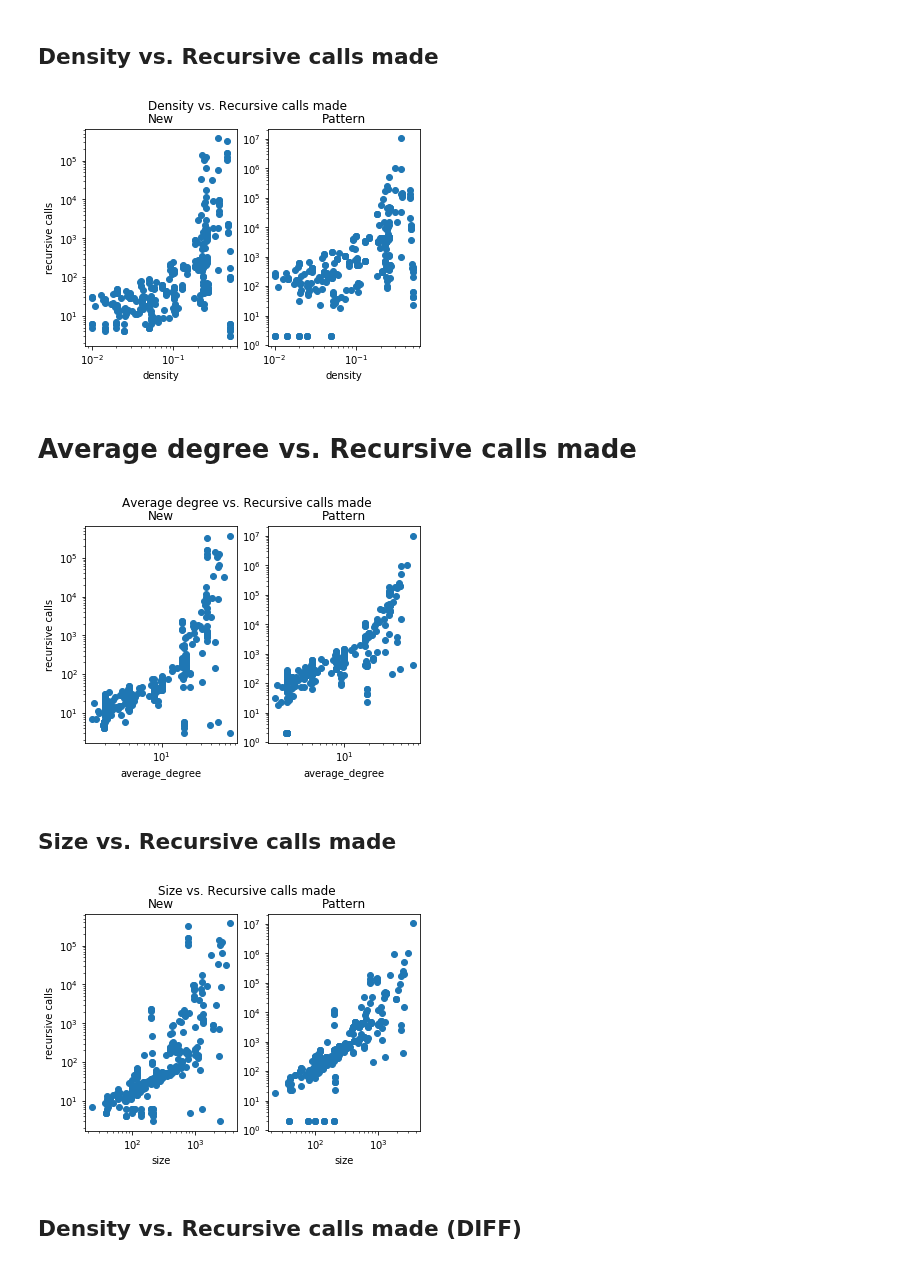
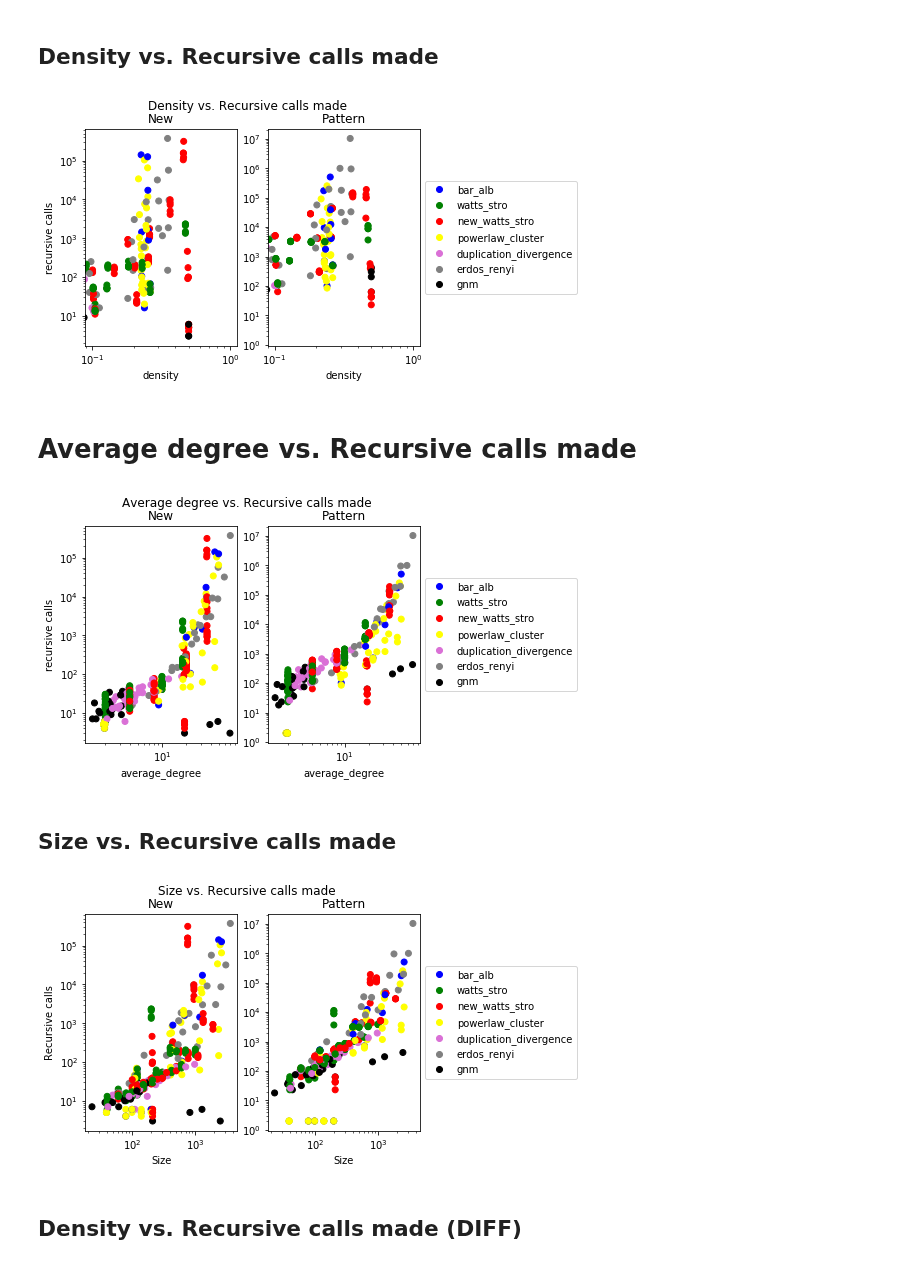
Before and after one commit to fi-uba-t3/max-clique, a Jupyter notebook: metrics-analysis.ipynb, the cells around one changed output. Saved outputs shown, nothing was run; the diff lists cells and outputs as text; code cells hidden in the pictures.

Commit message:
Add colors to graphics depending on the type of graphs

```diff
--- a/metrics-analysis.ipynb
+++ b/metrics-analysis.ipynb
@@ -10,23 +10,41 @@ with open('pattern/metrics-pattern.txt', 'r') as f:
     results_pattern = list(csv.DictReader(f, delimiter=',', quotechar='|'))
 # %%
 import matplotlib.pyplot as plt
+import re
+
+colors = ['blue', 'green', 'red', 'yellow', 'orchid', 'gray', 'black']
+def extract_type(name):
+    return "_".join(re.findall(r"[a-zA-Z]+", name))
 
 # Metrics for "New Algorithm"
-nodes_new = list(map(lambda x: int(x['nodes']), results_new))
-edges_new = list(map(lambda x: int(x['edges']), results_new))
-count_of_cliques_received_new = list(map(lambda x: int(x['cliques']), results_new))
-calls_made_new = list(map(lambda x: int(x['calls']), results_new))
+types_new = list(map(lambda x: extract_type(x['name']), results_new))
+nodes_new = list(map(lambda x: float(x['nodes']), results_new))
+edges_new = list(map(lambda x: float(x['edges']), results_new))
+count_of_cliques_received_new = list(map(lambda x: float(x['cliques']), results_new))
+calls_made_new = list(map(lambda x: float(x['calls']), results_new))
 time_new = list(map(lambda x: float(x["time"]), results_new))
 size_new = list(map(lambda x: x[0] + x[1], zip(edges_new, nodes_new)))
 average_degree_new = list(map(lambda x: 2*x[0]/x[1] if x[1] != 0 else -1, zip(edges_new, nodes_new)))
 densities_new = list(map(lambda x: x[0]/(x[1]*(x[1]-1))  if x[1] != 0 else -1, zip(edges_new, nodes_new)))
 
-# Metrics for "Patter Algorithm"
-nodes_pattern = list(map(lambda x: int(x['nodes']), results_pattern))
-edges_pattern = list(map(lambda x: int(x['edges']), results_pattern))
-count_of_cliques_received_pattern = list(map(lambda x: int(x['cliques']), results_pattern))
-calls_made_pattern = list(map(lambda x: int(x['calls']), results_pattern))
+
+# Metrics for "Pattern Algorithm"
+types_pattern = list(map(lambda x: extract_type(x['name']), results_pattern))
+nodes_pattern = list(map(lambda x: float(x['nodes']), results_pattern))
+edges_pattern = list(map(lambda x: float(x['edges']), results_pattern))
+count_of_cliques_received_pattern = list(map(lambda x: float(x['cliques']), results_pattern))
+calls_made_pattern = list(map(lambda x: float(x['calls']), results_pattern))
 time_pattern = list(map(lambda x: float(x["time"]), results_pattern))
 size_pattern = list(map(lambda x: x[0] + x[1], zip(edges_pattern, nodes_pattern)))
 average_degree_pattern = list(map(lambda x: (2*x[0])/x[1] if x[1] != 0 else -1, zip(edges_pattern, nodes_pattern)))
 densities_pattern = list(map(lambda x: x[0]/(x[1]*(x[1]-1)) if x[1] != 0 else -1, zip(edges_pattern, nodes_pattern)))
+
+
+dictionary_of_colors = { type_of_graph: color for type_of_graph, color in zip(set(types_new), colors)}
+
+
+colors_new = list(map(lambda x: dictionary_of_colors[x], types_new))
+colors_pattern = list(map(lambda x: dictionary_of_colors[x], types_pattern))
+
+# The following two lines generate custom fake lines that will be used as legend entries:
+fake_markers_for_legend = [plt.Line2D([0,0],[0,0],color=color, marker='o', linestyle='') for color in dictionary_of_colors.values()]
@@ -33,28 +54,29 @@ densities_pattern = list(map(lambda x: x[0]/(x[1]*(x[1]-1)) if x[1] != 0 else -1
 # %% [markdown]
 ## Density vs. Recursive calls made
 # %%
-
 fig, (ax_new, ax_pattern) = plt.subplots(1, 2)
 
 fig.suptitle('Density vs. Recursive calls made')
 
 # "New Algorithm"
-ax_new.plot(densities_new, calls_made_new, 'o')
+ax_new.scatter(densities_new, calls_made_new, c=colors_new)
 ax_new.set(xlabel='density', ylabel='recursive calls')
 ax_new.set(xscale='log', yscale='log')
 ax_new.set_title('New')
 
 # "Pattern Algorithm"
-ax_pattern.plot(densities_pattern, calls_made_pattern, 'o')
+ax_pattern.scatter(densities_pattern, calls_made_pattern, c=colors_pattern)
 ax_pattern.set(xlabel='density')
 ax_pattern.set(xscale='log', yscale='log')
 ax_pattern.set_title('Pattern')
 
+plt.legend(fake_markers_for_legend, dictionary_of_colors.keys(), numpoints=1, loc='center left', bbox_to_anchor=(1, 0.5))
 plt.savefig("plots/density_recur_calls")
 
+
 plt.show()
 # %% [output]
-[figure, old version]
+[figure, new version]
 # %% [markdown]
 # Average degree vs. Recursive calls made
 # %%
@@ -64,22 +86,23 @@ fig, (ax_new, ax_pattern) = plt.subplots(1, 2)
 fig.suptitle('Average degree vs. Recursive calls made')
 
 # "New Algorithm"
-ax_new.plot(average_degree_new, calls_made_new, 'o')
+ax_new.scatter(average_degree_new, calls_made_new, c=colors_new)
 ax_new.set(xlabel='average_degree', ylabel='recursive calls')
 ax_new.set(xscale='log', yscale='log')
 ax_new.set_title('New')
 
 # "Pattern Algorithm"
-ax_pattern.plot(average_degree_pattern, calls_made_pattern, 'o')
+ax_pattern.scatter(average_degree_pattern, calls_made_pattern, c=colors_new)
 ax_pattern.set(xlabel='average_degree')
 ax_pattern.set(xscale='log', yscale='log')
 ax_pattern.set_title('Pattern')
 
+plt.legend(fake_markers_for_legend, dictionary_of_colors.keys(), numpoints=1, loc='center left', bbox_to_anchor=(1, 0.5))
 plt.savefig("plots/average_degree_recur_calls")
 
 plt.show()
 # %% [output]
-[figure, old version]
+[figure, new version]
 # %% [markdown]
 ## Size vs. Recursive calls made
 # %%
@@ -88,22 +111,23 @@ fig, (ax_new, ax_pattern) = plt.subplots(1, 2)
 fig.suptitle('Size vs. Recursive calls made')
 
 # "New Algorithm"
-ax_new.plot(size_new, calls_made_new, 'o')
-ax_new.set(xlabel='size', ylabel='recursive calls')
+ax_new.scatter(size_new, calls_made_new, c=colors_new)
+ax_new.set(xlabel='Size', ylabel='Recursive calls')
 ax_new.set(xscale='log', yscale='log')
 ax_new.set_title('New')
 
 # "Pattern Algorithm"
-ax_pattern.plot(size_pattern, calls_made_pattern, 'o')
-ax_pattern.set(xlabel='size')
+ax_pattern.scatter(size_pattern, calls_made_pattern, c=colors_new)
+ax_pattern.set(xlabel='Size')
 ax_pattern.set(xscale='log', yscale='log')
 ax_pattern.set_title('Pattern')
 
+plt.legend(fake_markers_for_legend, dictionary_of_colors.keys(), numpoints=1, loc='center left', bbox_to_anchor=(1, 0.5))
 plt.savefig("plots/size_recur_calls")
 
 plt.show()
 # %% [output]
-[figure, old version]
+[figure, new version]
 # %% [markdown]
 ## Density vs. Recursive calls made (DIFF)
 # %%
```
Also changed, not shown: parts of 15 cells of this notebook, 1 other file.
